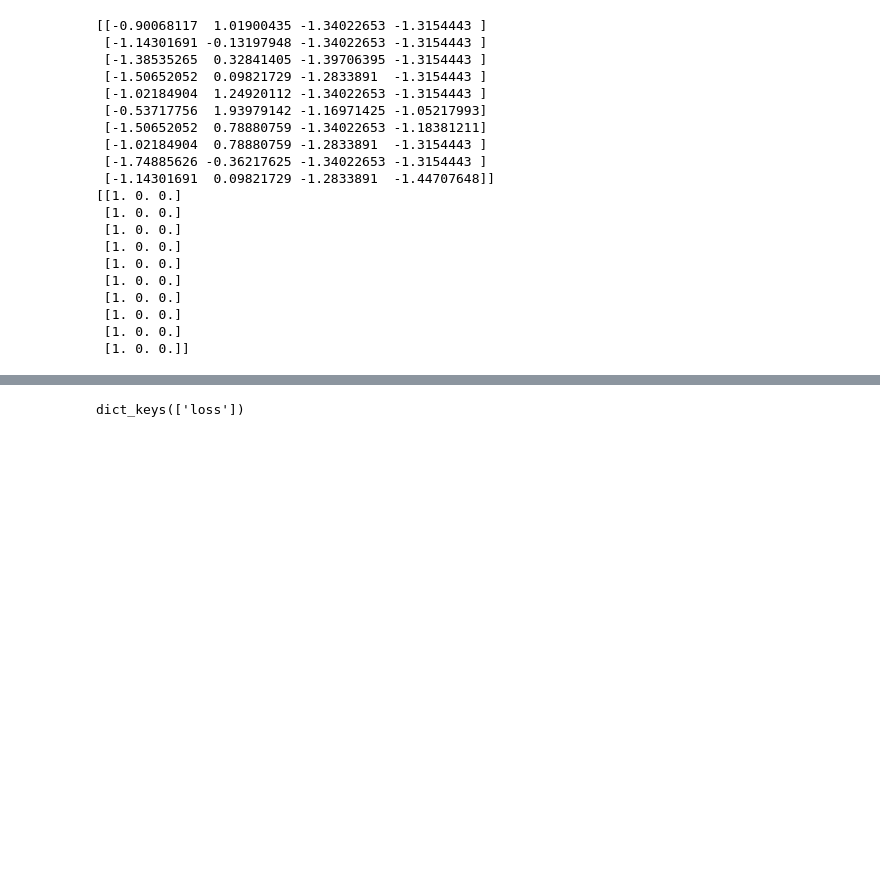
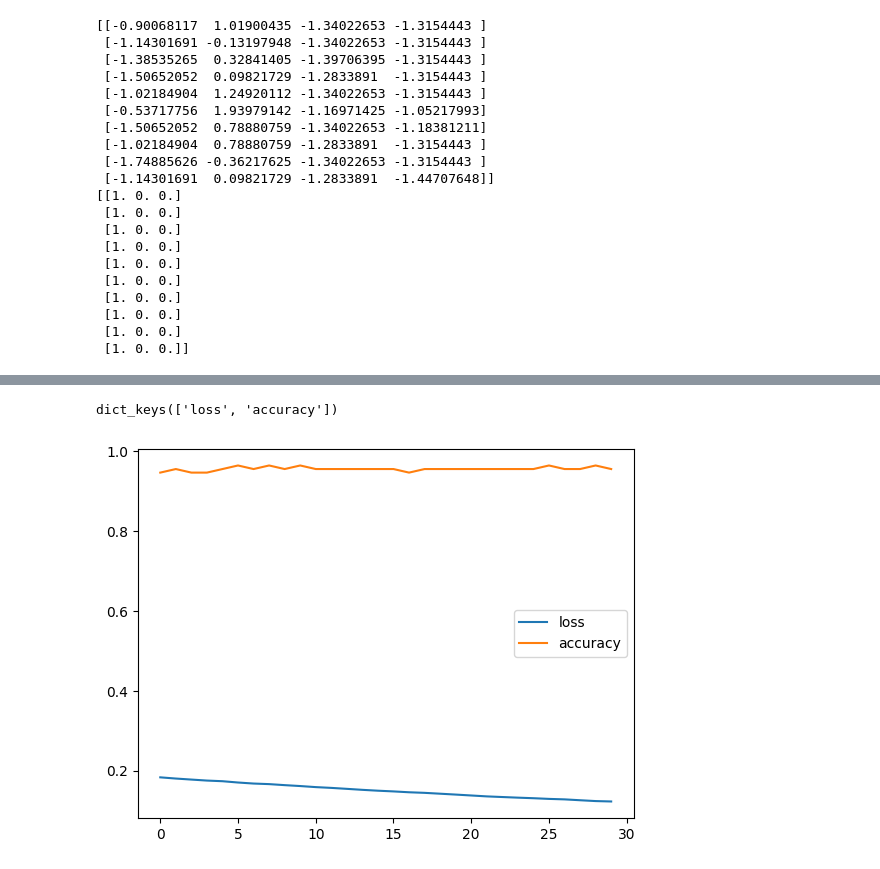
Before and after one commit to yuukimotai/AI_Master_Course, a Jupyter notebook: simple_deep_learning.ipynb, the cells around one changed output, grey strips where cells are left out. Saved outputs shown, nothing was run; the diff lists cells and outputs as text; code cells hidden in the pictures; blank space fills up the shorter version.

```diff
--- a/simple_deep_learning.ipynb
+++ b/simple_deep_learning.ipynb
@@ -100,7 +100,7 @@ model.add(Dense(3))
 model.add(Activation("softmax"))
 
 #コンパイル
-model.compile(optimizer='sgd', loss='categorical_crossentropy',cloning=['accuracy'])
+model.compile(optimizer='sgd', loss='categorical_crossentropy', metrics=['accuracy'])
 
 print(model.summary())
 # %% [output]
@@ -146,14 +146,15 @@ dict_values([[0.08190236240625381, 0.08216143399477005, 0.08120036870241165, 0.0
 # %%
 #学習の推移
 import matplotlib.pyplot as plt
 print(history.history.keys())
 
 hist_loss = history.history["loss"]
-#hist_acc = history.history["accuracy"]
+hist_acc = history.history["accuracy"]
 
-#plt.plot(np.arrange(len(hist_loss)), hist_loss, label="loss")
-#plt.plot(np.arrange(len(hist_acc)), hist_acc, label="acc")
-# plt.legend()
-# plt.show()
+plt.plot(np.arange(len(hist_loss)), hist_loss, label="loss")
+plt.plot(np.arange(len(hist_acc)), hist_acc, label="accuracy")
+plt.legend()
+plt.show()
 # %% [output]
-dict_keys(['loss'])
+dict_keys(['loss', 'accuracy'])
+[figure, added]
```
Also changed, not shown: parts of 6 cells of this notebook.
